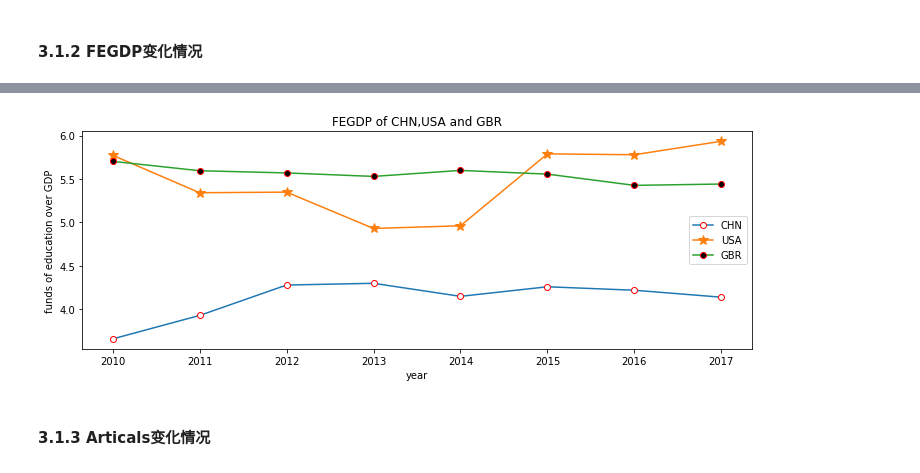
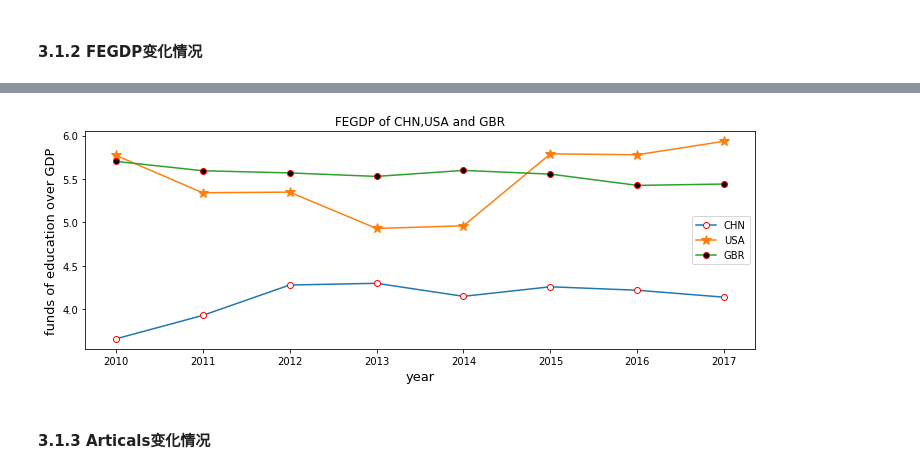
Before and after one commit to Lyman-Smoker/ICM_2021_F, a Jupyter notebook: 美赛F题.ipynb, the cells around one changed output, grey strips where cells are left out. Cells and saved outputs as stored; diff of their text form; code cells hidden in the pictures.

```diff
--- a/美赛F题.ipynb
+++ b/美赛F题.ipynb
@@ -493,19 +497,19 @@ FEGDP
 # %%
 #
 import matplotlib.pyplot as plt
 import numpy as np
 %matplotlib inline
 fig = plt.figure(figsize=(12,4))
 plt.plot(np.arange(2010,2018), FEGDP.iloc[0,2:], label='CHN',marker='o', mec='r', mfc='w')
 plt.plot(np.arange(2010,2018), FEGDP.iloc[2,2:], label='USA', marker='*', ms=10)
 plt.plot(np.arange(2010,2018), FEGDP.iloc[3,2:], label='GBR',marker='o', mec='r',mfc='k')
 plt.title('FEGDP of CHN,USA and GBR')
-plt.xlabel('year')
-plt.ylabel('funds of education over GDP')
+plt.xlabel('year',fontsize=13)
+plt.ylabel('funds of education over GDP',fontsize=13)
 plt.legend(loc='right')#绘制曲线图例，信息来自类型label
 plt.show()
 # %% [output]
-[figure, old version]
+[figure, new version]
 # %% [markdown]
 #### 3.1.3 Articals变化情况
 # %%
```
Also changed, not shown: parts of 62 cells of this notebook.
